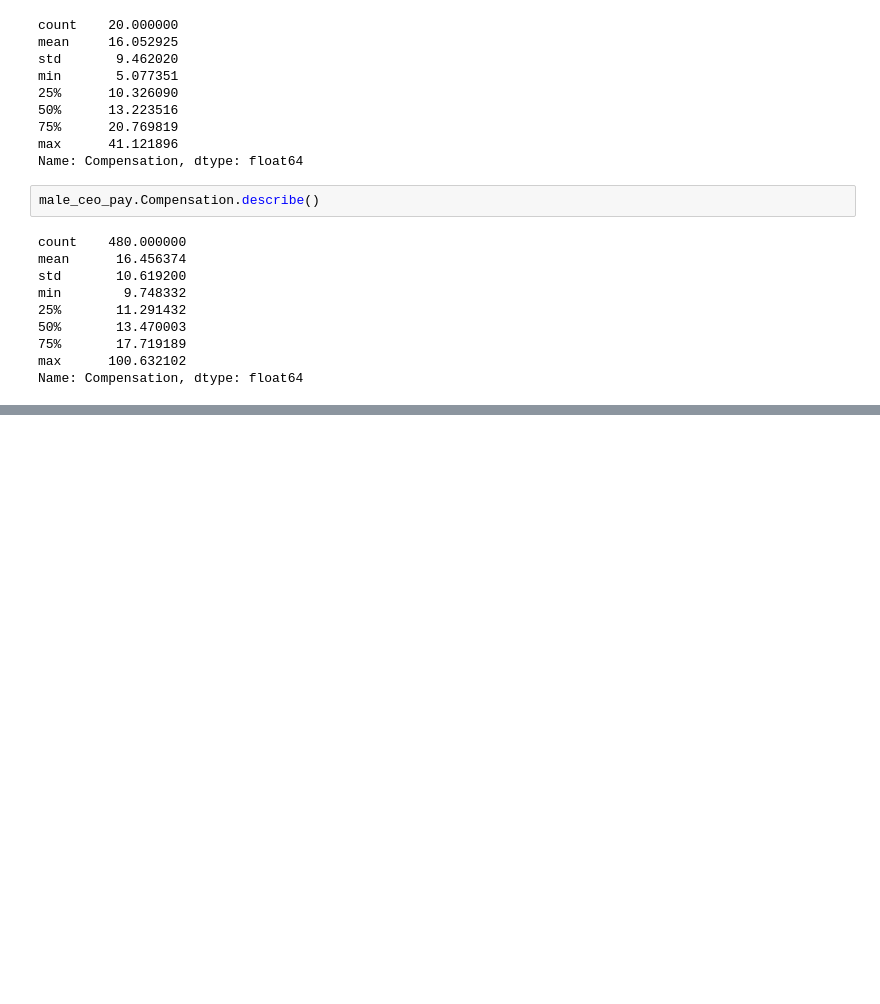
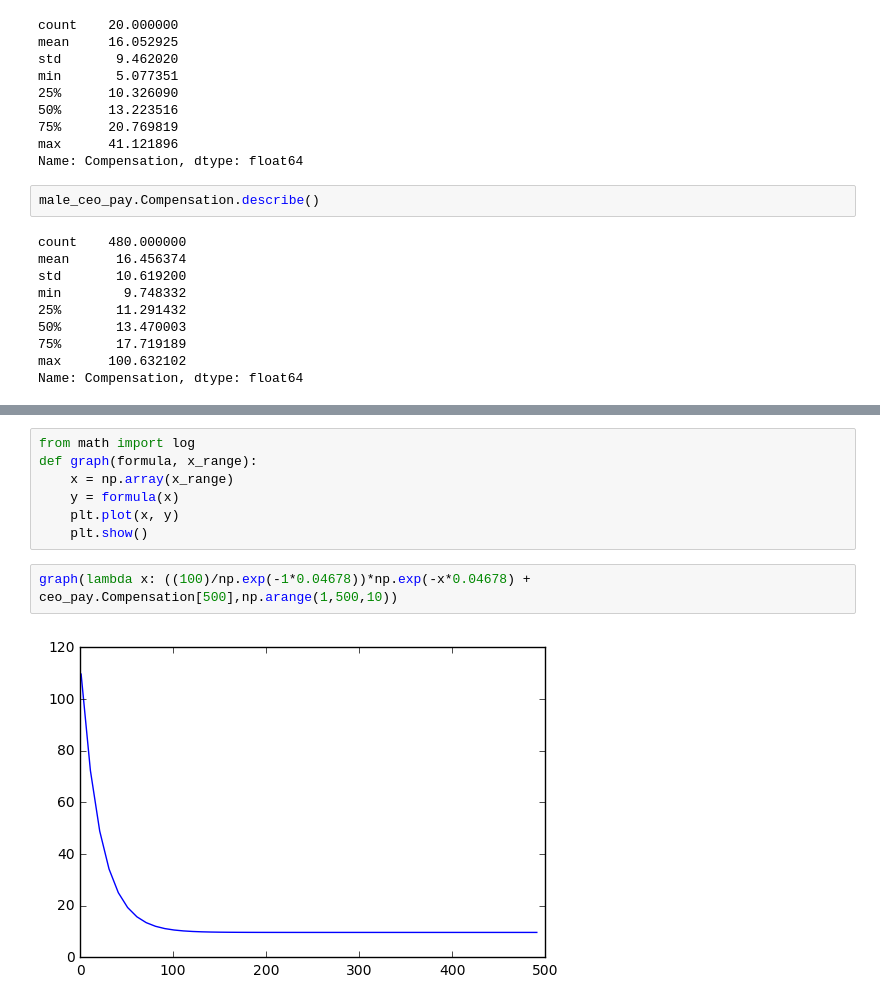
Before and after one commit to kaumaron/Data_Science, a Jupyter notebook: CEO_Compensation/CEO_Compensation.ipynb, the cells around one changed output, grey strips where cells are left out. Cells and saved outputs as stored; diff of their text form; blank space fills up the shorter version.

```diff
--- a/CEO_Compensation/CEO_Compensation.ipynb
+++ b/CEO_Compensation/CEO_Compensation.ipynb
@@ -242,0 +269,11 @@ fig.text(0.11,0.015,caption)
+# %%
+from math import log
+def graph(formula, x_range):
+    x = np.array(x_range)
+    y = formula(x)
+    plt.plot(x, y)
+    plt.show()
+# %%
+graph(lambda x: ((100)/np.exp(-1*0.04678))*np.exp(-x*0.04678) + ceo_pay.Compensation[500],np.arange(1,500,10))
+# %% [output]
+[figure, added]
```
Also changed, not shown: parts of 19 cells of this notebook, 2 other files.
